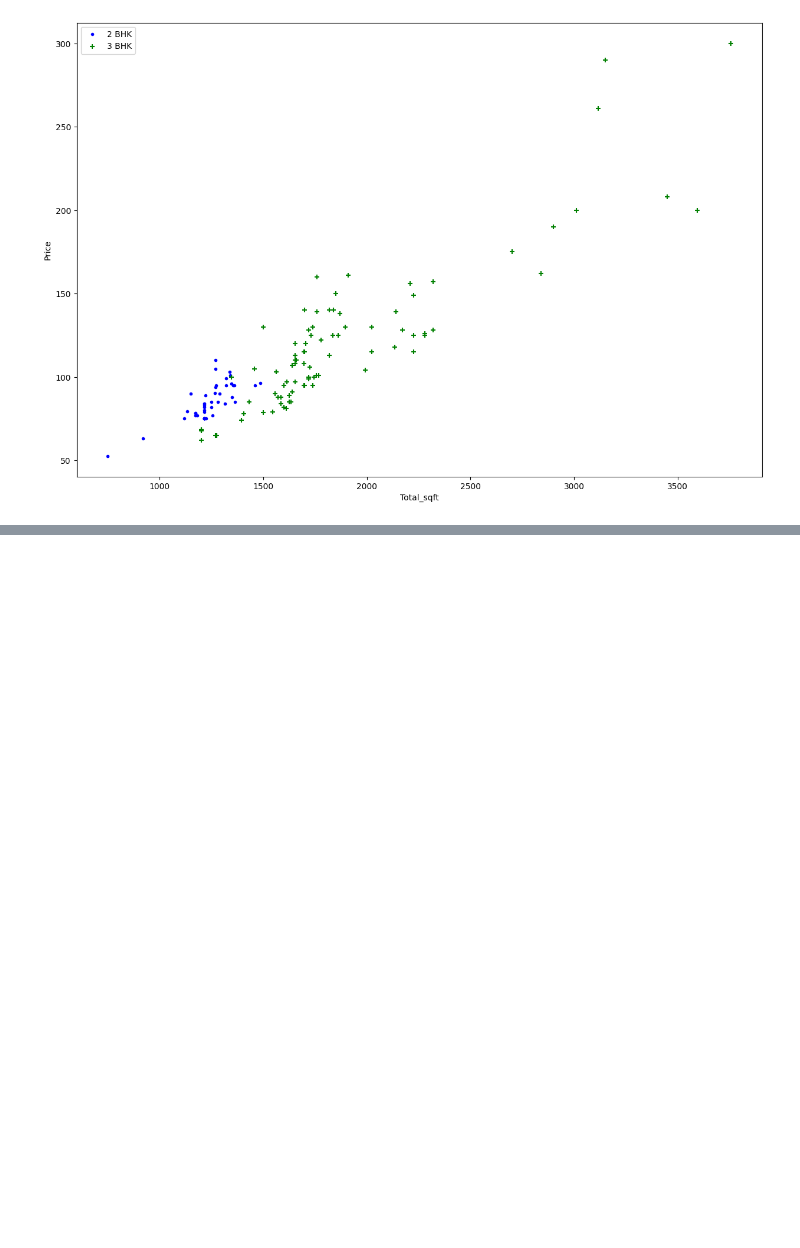
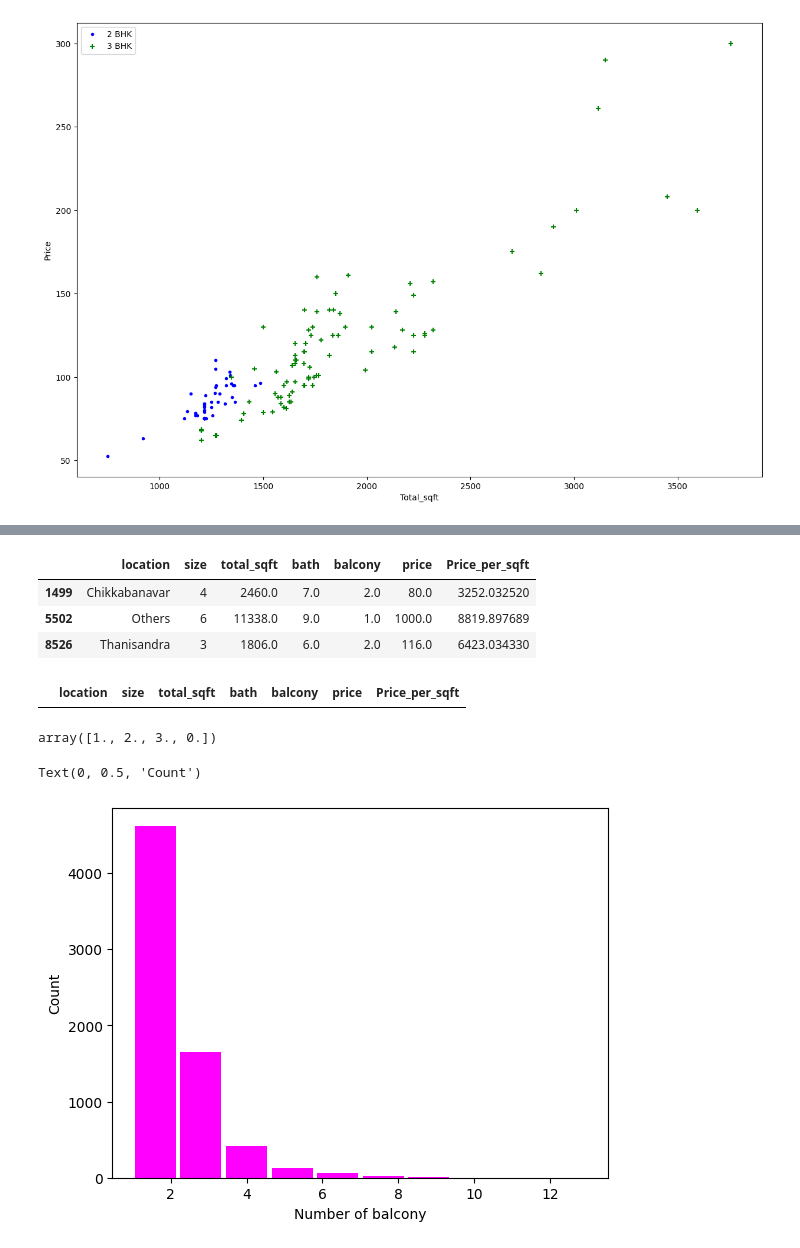
Before and after one commit to SSarkar-1/Bangalore-Home-Price-Prediction, a Jupyter notebook: BLR.ipynb, the cells around one changed output, grey strips where cells are left out. Drawn from its saved outputs; the diff is of its cells as text; code cells hidden in the pictures; blank space fills up the shorter version.

```diff
--- a/BLR.ipynb
+++ b/BLR.ipynb
@@ -437,0 +449,24 @@ Text(0, 0.5, 'Count')
+# %%
+df4[df4['size'] +2 < df4['bath']]
+# %% [output]
+|  | location | size | total_sqft | bath | balcony | price | Price_per_sqft |
+| 1499 | Chikkabanavar | 4 | 2460.0 | 7.0 | 2.0 | 80.0 | 3252.032520 |
+| 5502 | Others | 6 | 11338.0 | 9.0 | 1.0 | 1000.0 | 8819.897689 |
+| 8526 | Thanisandra | 3 | 1806.0 | 6.0 | 2.0 | 116.0 | 6423.034330 |
+# %%
+df4.drop(df4[df4['size'] +2 < df4['bath']].index,inplace=True)
+# %%
+df4[df4['size'] +2 < df4['bath']]
+# %% [output]
+|  | location | size | total_sqft | bath | balcony | price | Price_per_sqft |
+# %%
+df4.balcony.unique()
+# %% [output]
+array([1., 2., 3., 0.])
+# %%
+plt.hist(df4.bath,rwidth=0.9,color='magenta')
+plt.xlabel("Number of balcony")
+plt.ylabel("Count")
+# %% [output]
+Text(0, 0.5, 'Count')
+[figure, added]
```
Also changed, not shown: parts of 3 cells of this notebook.
